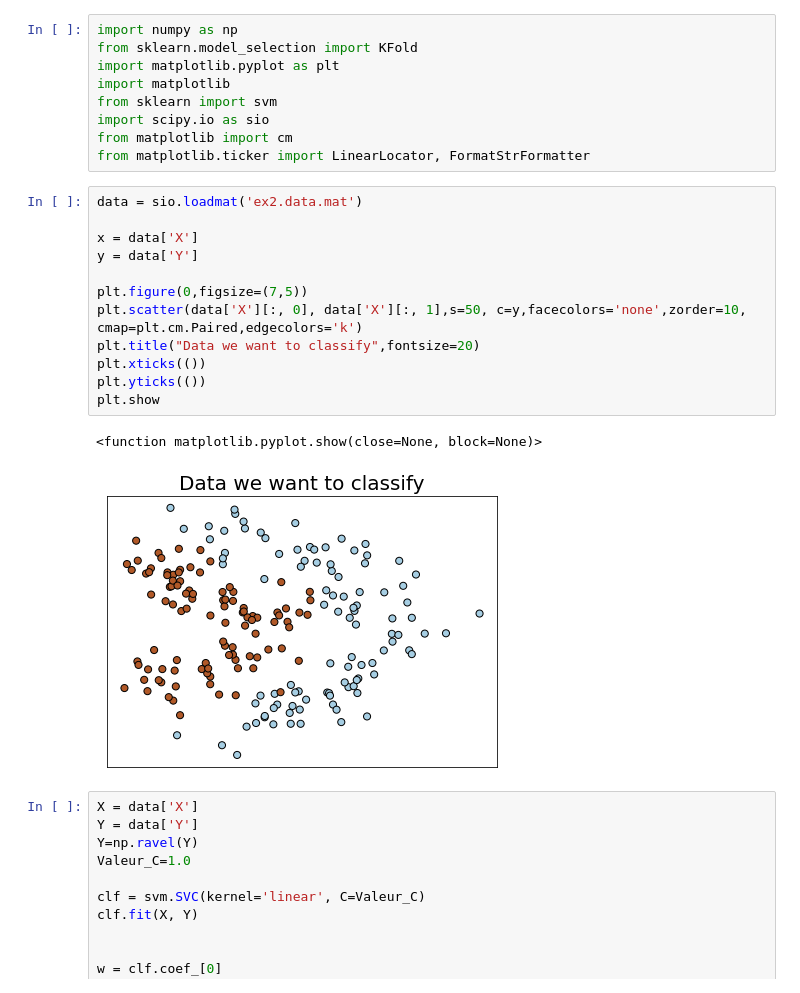
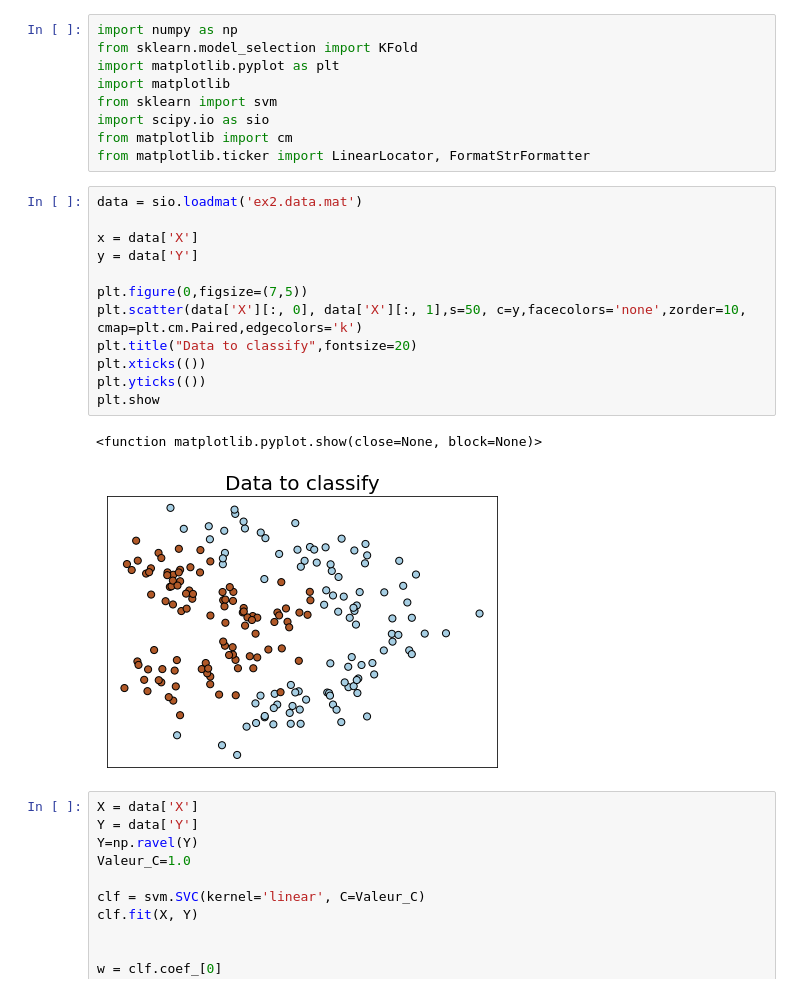
Before and after one commit to Omar2584/ML-Implementations, a Jupyter notebook: SVM_Scikit.ipynb, the cells around one changed output. Cells and saved outputs as stored; diff of their text form.

```diff
--- a/SVM_Scikit.ipynb
+++ b/SVM_Scikit.ipynb
@@ -21,18 +21,18 @@ from matplotlib.ticker import LinearLocator, FormatStrFormatter
 # %%
 data = sio.loadmat('ex2.data.mat')
 
 x = data['X']
 y = data['Y']
 
 plt.figure(0,figsize=(7,5))
 plt.scatter(data['X'][:, 0], data['X'][:, 1],s=50, c=y,facecolors='none',zorder=10, cmap=plt.cm.Paired,edgecolors='k')
-plt.title("Data we want to classify",fontsize=20)
+plt.title("Data to classify",fontsize=20)
 plt.xticks(())
 plt.yticks(())
 plt.show
 # %% [output]
 <function matplotlib.pyplot.show(close=None, block=None)>
-[figure, old version]
+[figure, new version]
 # %%
 X = data['X']
 Y = data['Y']
```
